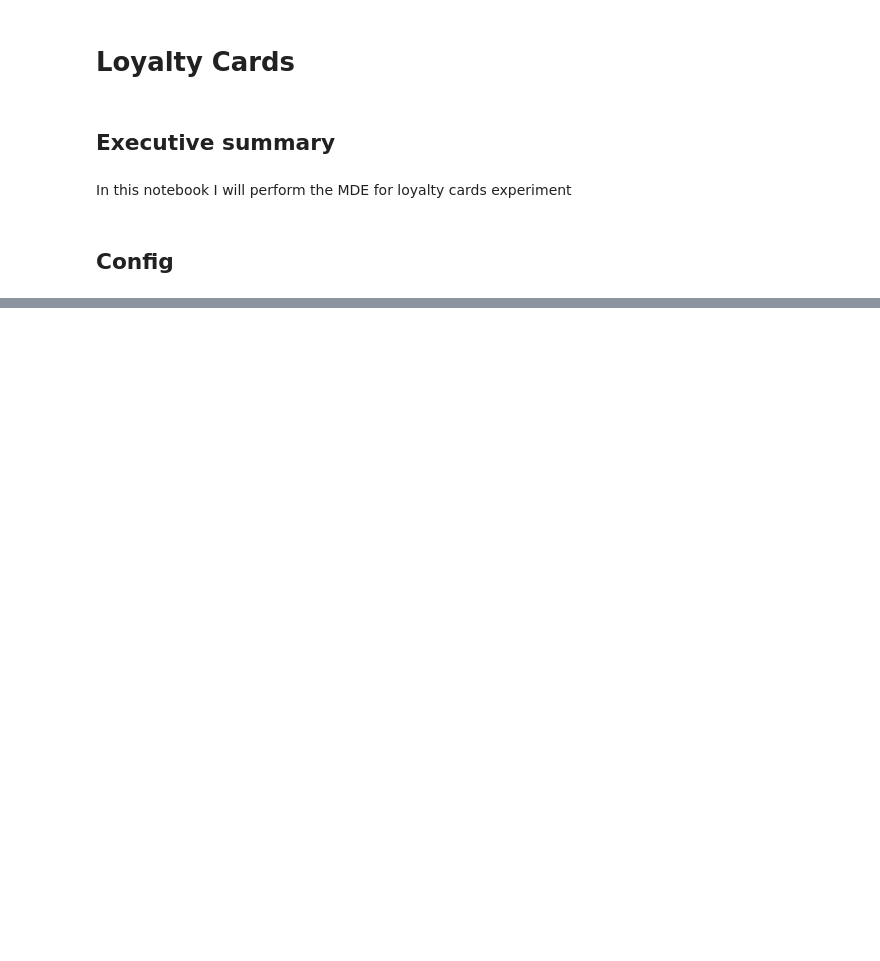
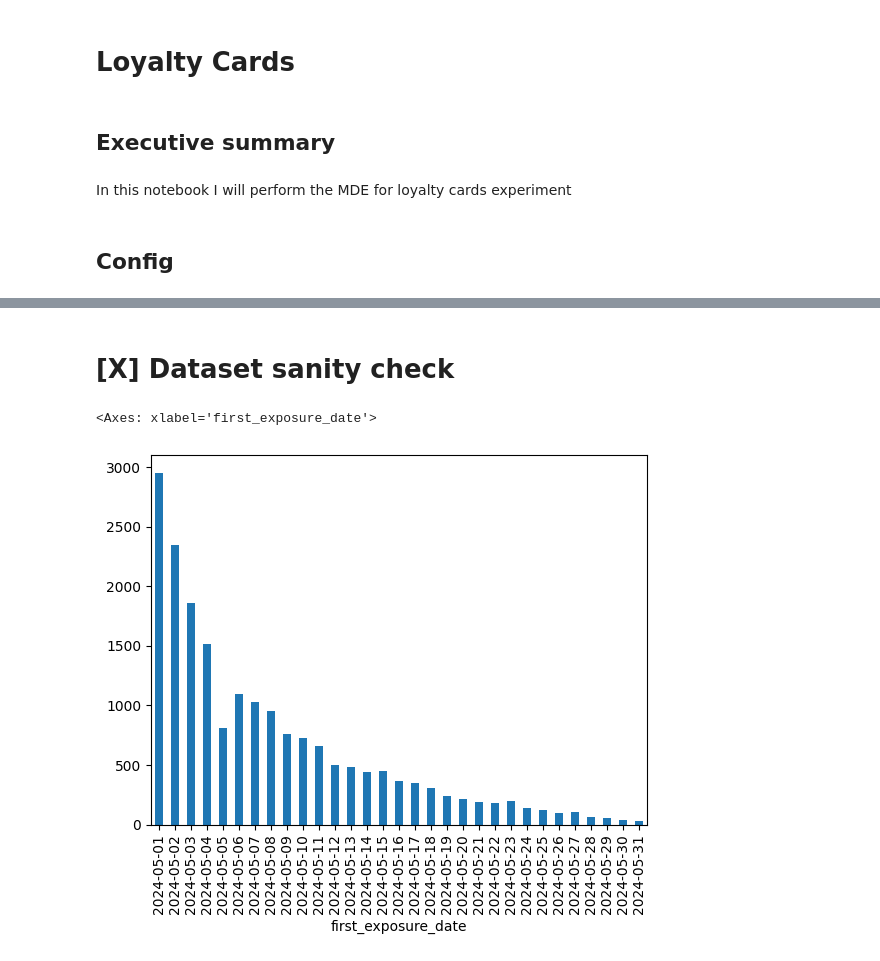
Before and after one commit to JordiCremades4444/central-node, a Jupyter notebook: notebooks/2024_6_loyaltycards/loyaltycards.ipynb, the cells around one changed output, grey strips where cells are left out. Drawn from its saved outputs; the diff is of its cells as text; code cells hidden in the pictures; blank space fills up the shorter version.

Commit message:
loyalty cards mde

```diff
--- a/notebooks/2024_6_loyaltycards/loyaltycards.ipynb
+++ b/notebooks/2024_6_loyaltycards/loyaltycards.ipynb
@@ -23,0 +35,21 @@ from utils import query_engines
+# %%
+q = query_engines.QueryEngines(reset_query_logs=True, reset_to_load=False)
+
+START_DATE = "'2024-05-01'"
+END_DATE = "'2024-06-01'"
+
+params = [
+    # dates
+    {'name':'start_date', 'value': str(START_DATE)},
+    {'name':'end_date', 'value': str(END_DATE)},
+]
+
+q.prepare_query('lc_mde.sql', params=params)
+
+df  = q.query_run_starburst( #query_run_livedb otherwise
+    output_file='lc_mde',
+    load_from_output_file=None,
+    print_query=True
+)
+
+df.head()
@@ -23,0 +65,5 @@ from utils import query_engines
+# %%
+# Definition of main metric
+df['lc_pen']=df['n_orders_with_loyalty']/df['n_orders']
+df['lc_pen'].fillna(0,inplace=True)
+df.head()
@@ -23,0 +77,7 @@ from utils import query_engines
+# %% [markdown]
+# [X] Dataset sanity check
+# %%
+df.groupby('first_exposure_date').customer_id.nunique().plot(kind='bar')
+# %% [output]
+<Axes: xlabel='first_exposure_date'>
+[figure, added]
```
Also changed, not shown: parts of 12 cells of this notebook, 4 other files.
